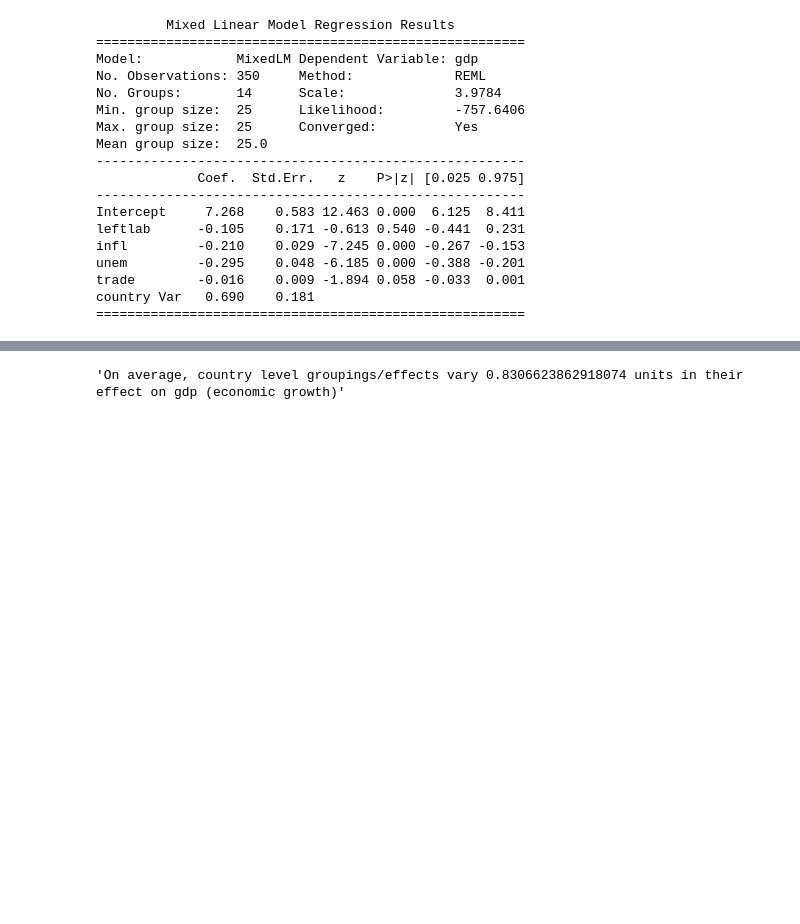
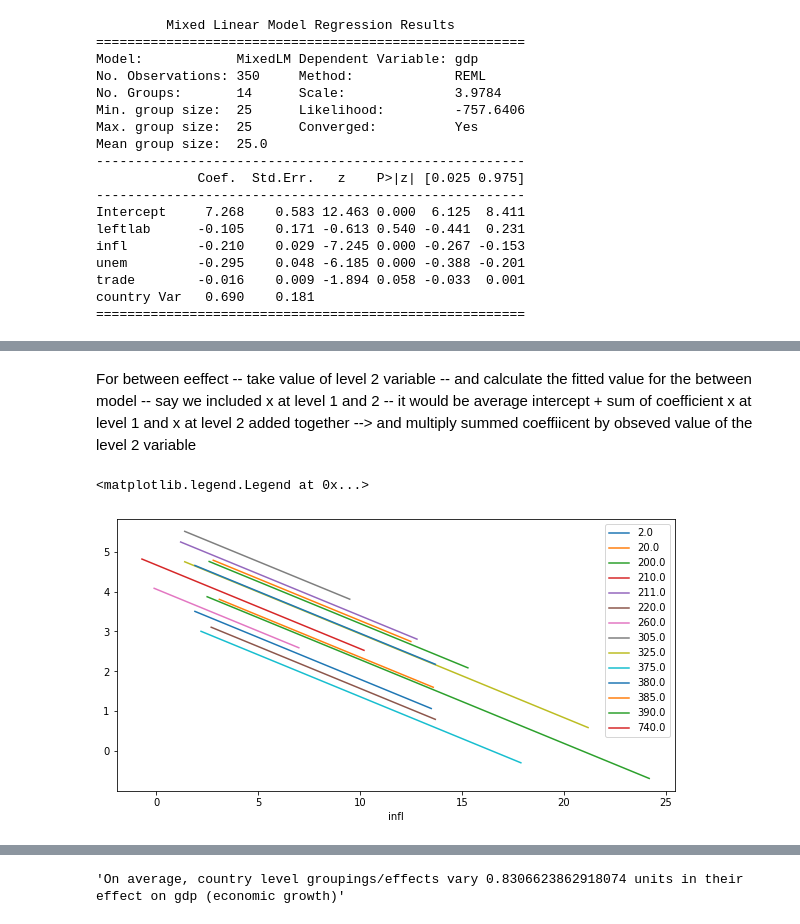
Before and after one commit to jgkorman/Statistical-Analysis-In-Python, a Jupyter notebook: Assignment_1_MLE2_Korman_JamesG_ICPSR_2022.ipynb, the cells around one changed output, grey strips where cells are left out. Drawn from its saved outputs; the diff is of its cells as text; code cells hidden in the pictures; blank space fills up the shorter version.

Commit message:
Spaghetti Plots Mixed Models

```diff
--- a/Assignment_1_MLE2_Korman_JamesG_ICPSR_2022.ipynb
+++ b/Assignment_1_MLE2_Korman_JamesG_ICPSR_2022.ipynb
@@ -142,0 +200,4 @@ country Var   0.690    0.181
+# %%
+# mapping the random effects to the dataframe
+df['random_effects'] = df['country'].map(random)
+df
@@ -142,0 +218,4 @@ country Var   0.690    0.181
+# %%
+# this is all the linear prediction is for multilevel model
+df['y_hat'] = (7.268 + df['random_effects']) + (-0.105 * df['leftlab'].mean()) + (-0.210 * df['infl']) + (-0.295 * df['unem'].mean()) + (-0.016 * df['trade'].mean())
+# for random slopes -- we do the same above -- and if we have random slopes for a slope coefficient, it will be the reported average slope coefficient plus, the random slope effect, * observed value for that variable and the other variables would be held constant at their mean value
@@ -142,0 +225,3 @@ country Var   0.690    0.181
+# %%
+df_sort = df.sort_values(['country', 'y_hat']).copy()
+df_sort
@@ -142,0 +242,6 @@ country Var   0.690    0.181
+# %%
+# creating a list of countries to add into the the plot's legend
+country = df_sort['country']
+country = pd.Series(country.unique())
+country = country.to_list()
+country
@@ -142,0 +263,10 @@ country Var   0.690    0.181
+# %% [markdown]
+For between eeffect -- take value of level 2 variable -- and calculate the fitted value for the between model --
+say we included x at level 1 and 2 -- it would be average intercept + sum of coefficient x at level 1 and x at level 2 added together --> and multiply summed coeffiicent by obseved value of the level 2 variable
+# %%
+fig, ax = plt.subplots(figsize=(10, 5))
+df_sort.groupby('country').plot('infl', 'y_hat', ax=ax)
+ax.legend(country)
+# %% [output]
+<matplotlib.legend.Legend at 0x...>
+[figure, added]
```
Also changed, not shown: parts of 9 cells of this notebook.
